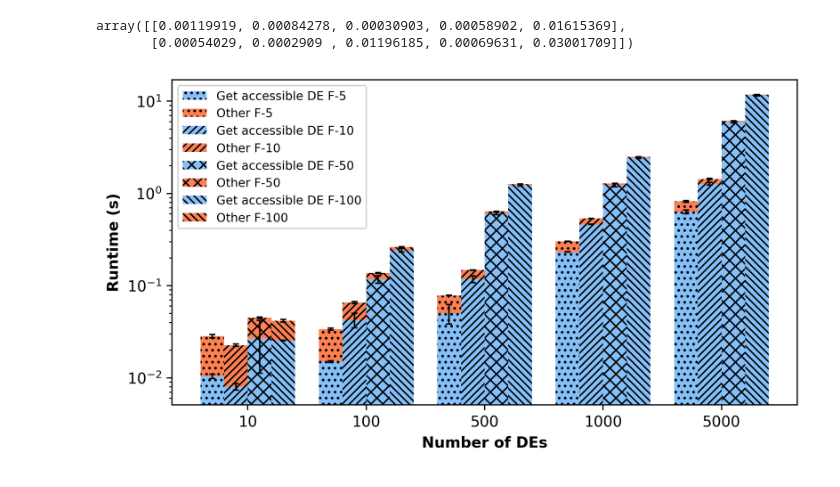
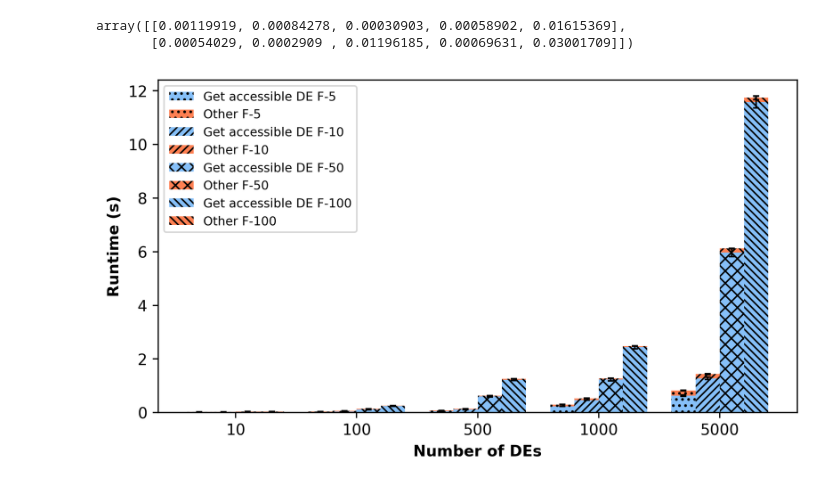
Before and after one commit to KoSpades/testGround, a Jupyter notebook: OverheadAnalysis/overhead_user.ipynb, the cells around one changed output. Drawn from its saved outputs; the diff is of its cells as text; code cells hidden in the pictures.

Commit message:
done owner/user overhead

```diff
--- a/OverheadAnalysis/overhead_user.ipynb
+++ b/OverheadAnalysis/overhead_user.ipynb
@@ -52,33 +52,32 @@ for i in range(len(block_num_list)):
     label_two = 'Other F-'+block_num_list[i]
     plt.bar(num_DE_axis-0.3+i*0.2,
             med_array_all[i][1],
             yerr=std_array_all[i][1],
             error_kw={"elinewidth":1,"capsize":2,"capthick":1},
             label=label_one,
             width=0.2,
             color="#85C0F9",
             hatch=hatches[i],
             alpha=.99,
             # edgecolor="black",
             )
     plt.bar(num_DE_axis-0.3+i*0.2,
             med_array_all[i][0],
             yerr=std_array_all[i][0],
             error_kw={"elinewidth":1,"capsize":2,"capthick":1},
             bottom=med_array_all[i][1],
             label=label_two,
             width=0.2,
             color="coral",
             hatch=hatches[i],
             alpha=.99,
             # edgecolor="black",
             )
 
 plt.xticks(num_DE_axis, num_DE)
 plt.xlabel("Number of DEs", fontweight="bold")
 plt.ylabel("Runtime (s)", fontweight="bold")
-plt.yscale("log")
 plt.legend(prop={'size': 8})
-plt.savefig("test_user_v2.pdf", facecolor='w')
+plt.savefig("user_overhead.pdf", facecolor='w')
 # %% [output]
-[figure, old version]
+[figure, new version]
```
Also changed, not shown: 6 other files.
